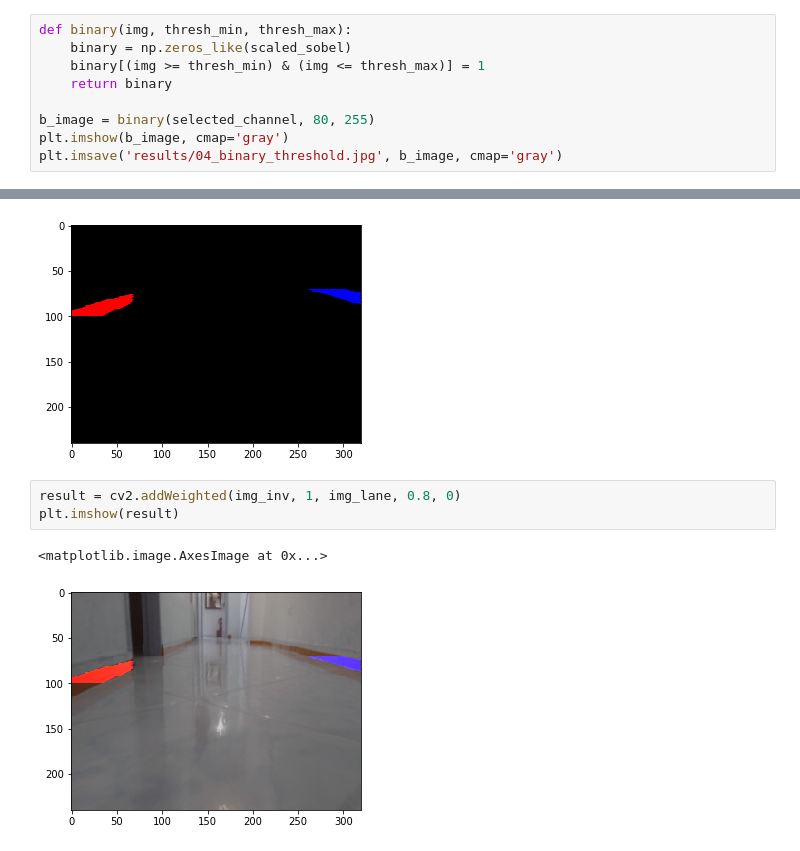
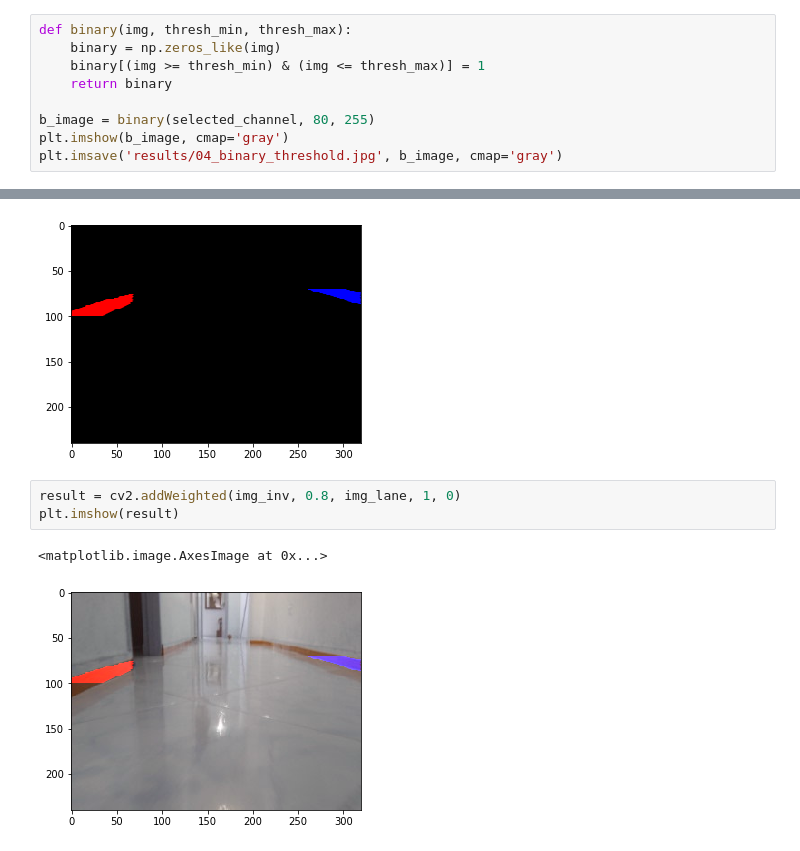
Before and after one commit to aldajo92/UNAL_ComputerVision2021, a Jupyter notebook: Main.ipynb, the cells around one changed output, grey strips where cells are left out. Cells and saved outputs as stored; diff of their text form.

```diff
--- a/Main.ipynb
+++ b/Main.ipynb
@@ -121,7 +121,7 @@ plt.imsave('results/04_sobel_binary_x.jpg', sxbinary, cmap='gray')
 [figure]
 # %%
 def binary(img, thresh_min, thresh_max):
-    binary = np.zeros_like(scaled_sobel)
+    binary = np.zeros_like(img)
     binary[(img >= thresh_min) & (img <= thresh_max)] = 1
     return binary
 
@@ -379,8 +379,8 @@ plt.imshow(img_inv, cmap='gray')
 <matplotlib.image.AxesImage at 0x...>
 [figure]
 # %%
-result = cv2.addWeighted(img_inv, 1, img_lane, 0.8, 0)
+result = cv2.addWeighted(img_inv, 0.8, img_lane, 1, 0)
 plt.imshow(result)
 # %% [output]
 <matplotlib.image.AxesImage at 0x...>
-[figure, old version]
+[figure, new version]
```
